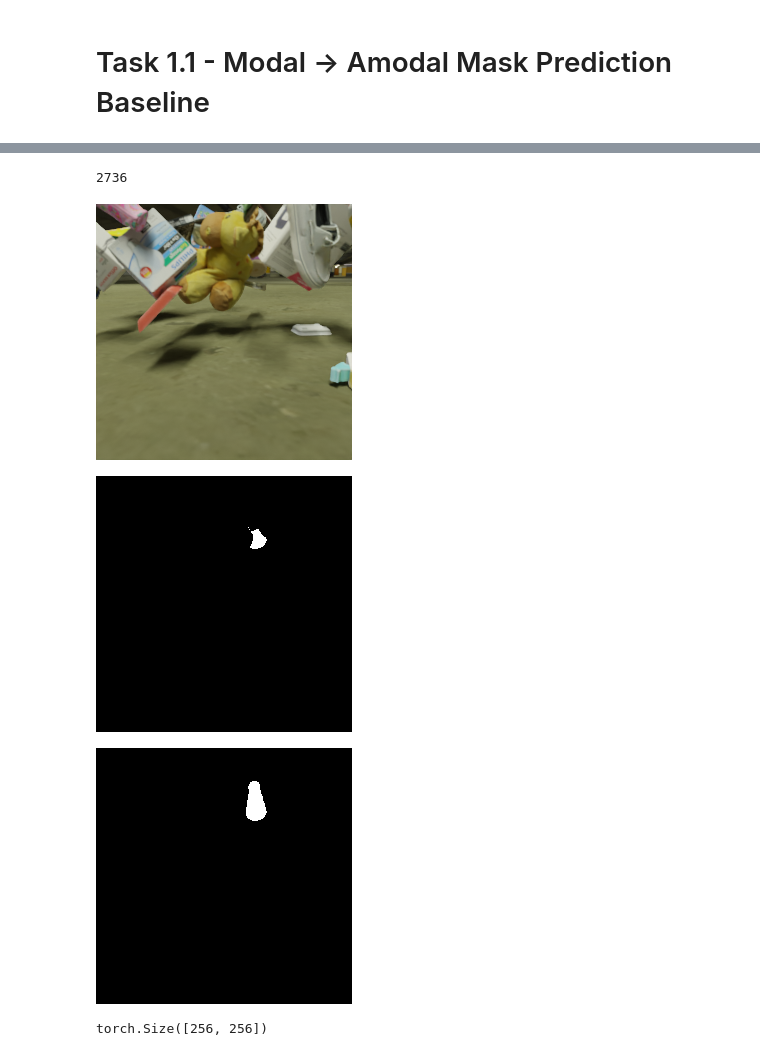
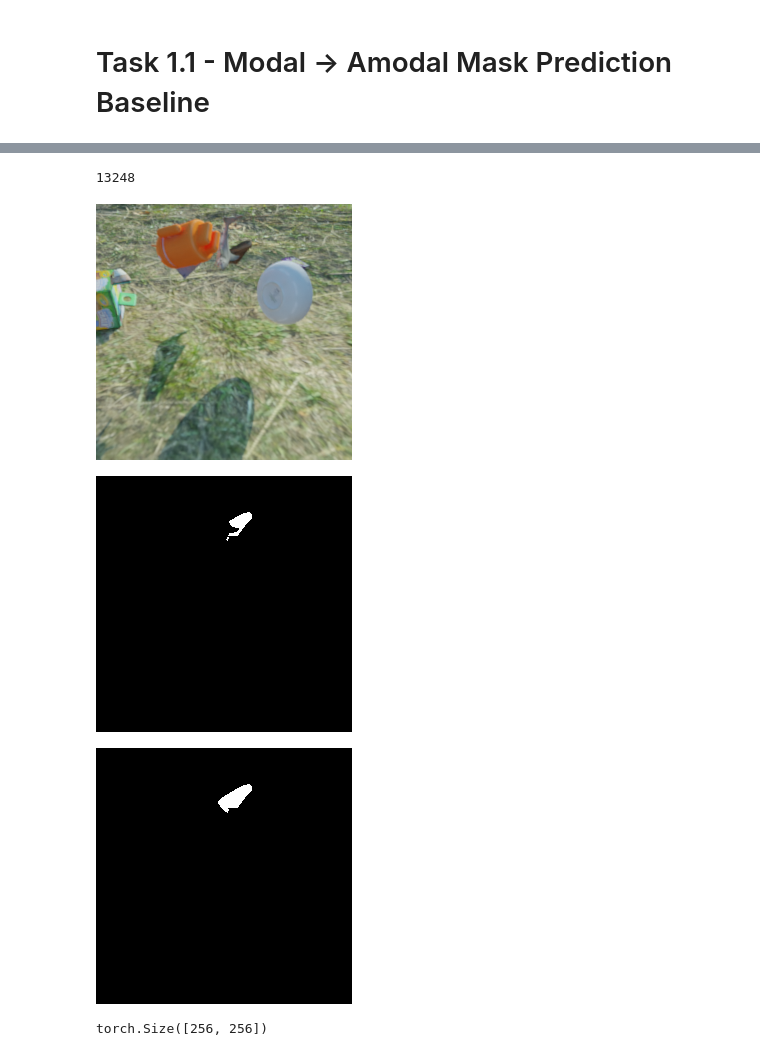
Before and after one commit to Gandledore/LLNL-DSC2025-FrameShift, a Jupyter notebook: Task_1_1_Modal_to_Amodal_Baseline.ipynb, the cells around one changed output, grey strips where cells are left out. Drawn from its saved outputs; the diff is of its cells as text; code cells hidden in the pictures.

```diff
--- a/Task_1_1_Modal_to_Amodal_Baseline.ipynb
+++ b/Task_1_1_Modal_to_Amodal_Baseline.ipynb
@@ -77,21 +59,21 @@ class RGBAtoSegmentationDataset(Dataset):
 
         return input, output
 # %%
-root_path = Path(fr"/content/ff5da6d6ecae486bb294aeaf5ee8f8a1")
+root_path = Path(fr"content")
 dataset = RGBAtoSegmentationDataset(root_path)
 from torchvision.transforms import ToPILImage
 to_pil = ToPILImage()
 print(len(dataset))
 n=722
 display(to_pil(dataset[n][0][:3]))  # RGB image
 display(to_pil(dataset[n][0][3]))   # Single channel image
 display(to_pil(dataset[n][1].float()))      # Label or mask
 dataset[n][1].shape
 # %% [output]
-2736
+13248
-[figure, old version]
+[figure, new version]
-[figure, old version]
+[figure, new version]
-[figure, old version]
+[figure, new version]
 torch.Size([256, 256])
 # %%
 import torch
```
Also changed, not shown: parts of 7 cells of this notebook.
